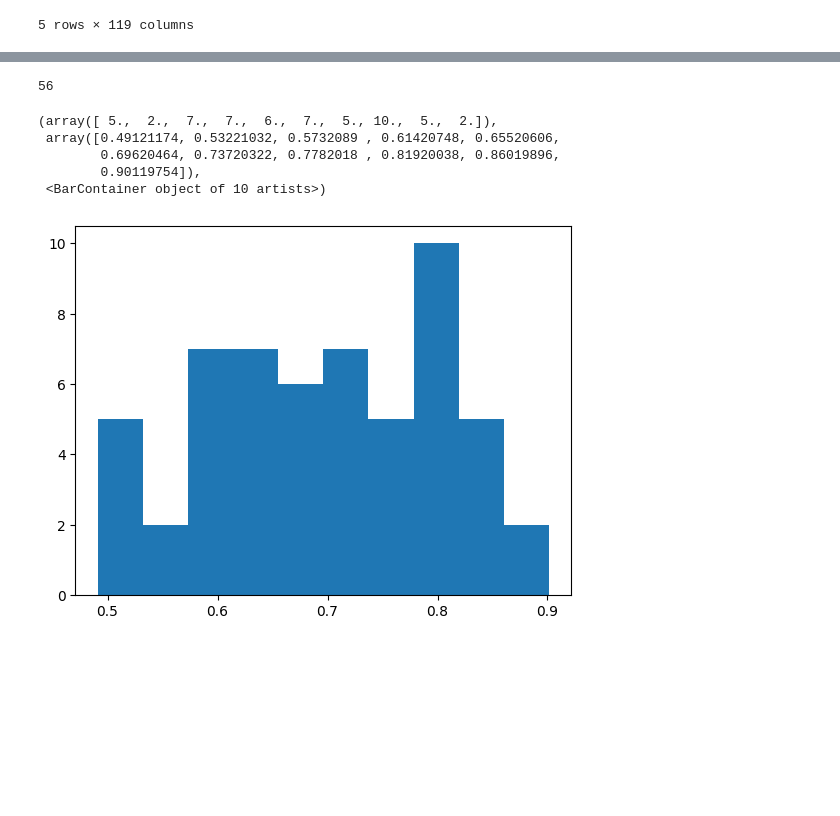
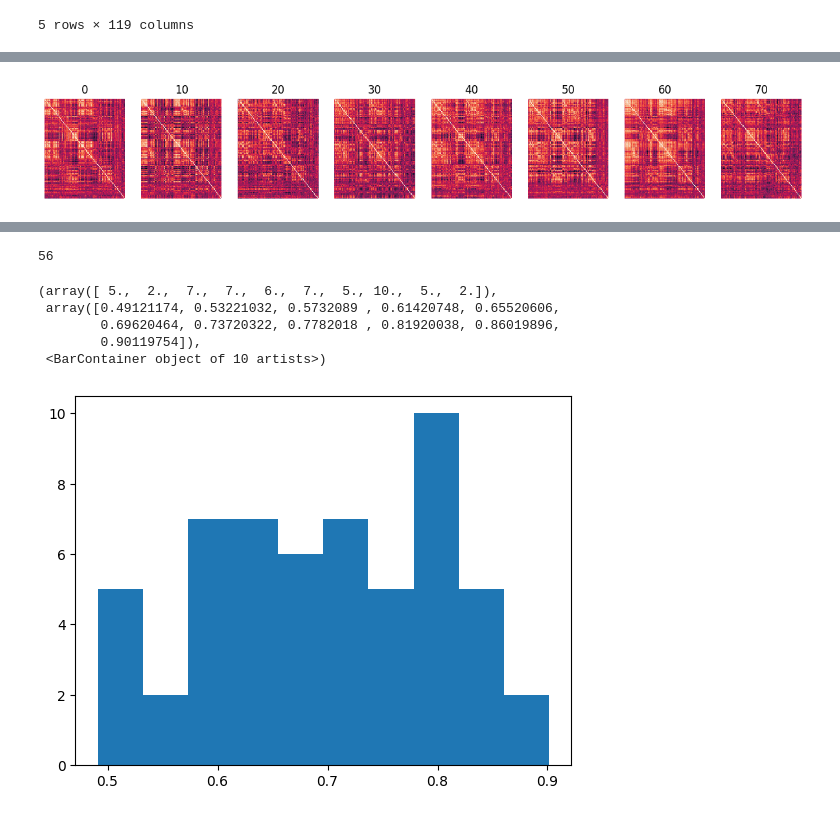
Before and after one commit to paololapo/Dynamic_FC_analysis, a Jupyter notebook: notebook.ipynb, the cells around one changed output, grey strips where cells are left out. Cells and saved outputs as stored; diff of their text form; code cells hidden in the pictures; blank space fills up the shorter version.

```diff
--- a/notebook.ipynb
+++ b/notebook.ipynb
@@ -57,2 +57,14 @@ sn.heatmap(FC_0)
 [figure]
+# %%
+#Different points of dFC stream
+t = [0, 10, 20, 30, 40, 50, 60, 70]
+
+plt.figure(figsize=(17, 2))
+str_idx = str(1) + str(len(t)+1)
+for i in range(len(t)):
+    plt.subplot(int(str_idx + str(i+1)))
+    plt.title(str(t[i]))
+    sn.heatmap(stream[i], cbar=False, xticklabels=False, yticklabels=False)
+# %% [output]
+[figure, added]
 # %%
```
Also changed, not shown: parts of 7 cells of this notebook.
